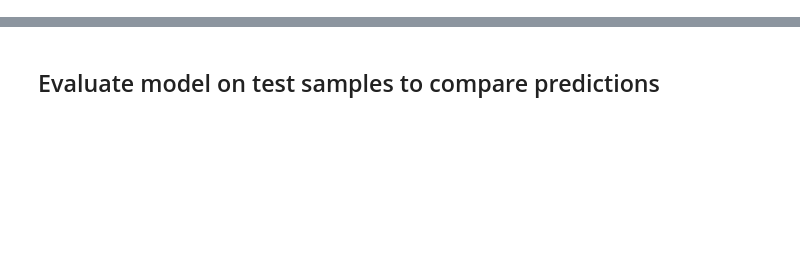
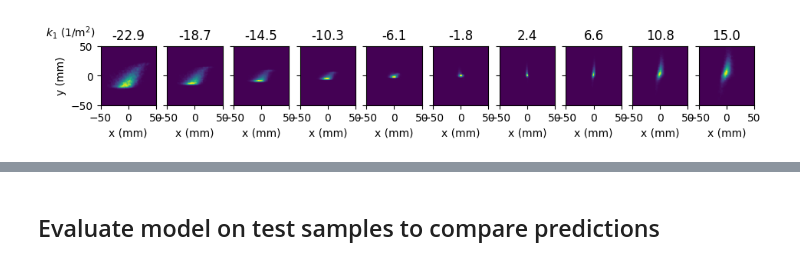
Before and after one commit to roussel-ryan/gpsr, a Jupyter notebook: docs/examples/example_reconstruction_4d_ensemble.ipynb, the cells around one changed output, grey strips where cells are left out. Cells and saved outputs as stored; diff of their text form; code cells hidden in the pictures; blank space fills up the shorter version.

```diff
--- a/docs/examples/example_reconstruction_4d_ensemble.ipynb
+++ b/docs/examples/example_reconstruction_4d_ensemble.ipynb
@@ -12 +31,5 @@ from gpsr.datasets import QuadScanDataset
+# %%
+test_dset.plot_data();
+# %% [output]
+[figure, added]
 # %%
```
Also changed, not shown: parts of 8 cells of this notebook.
